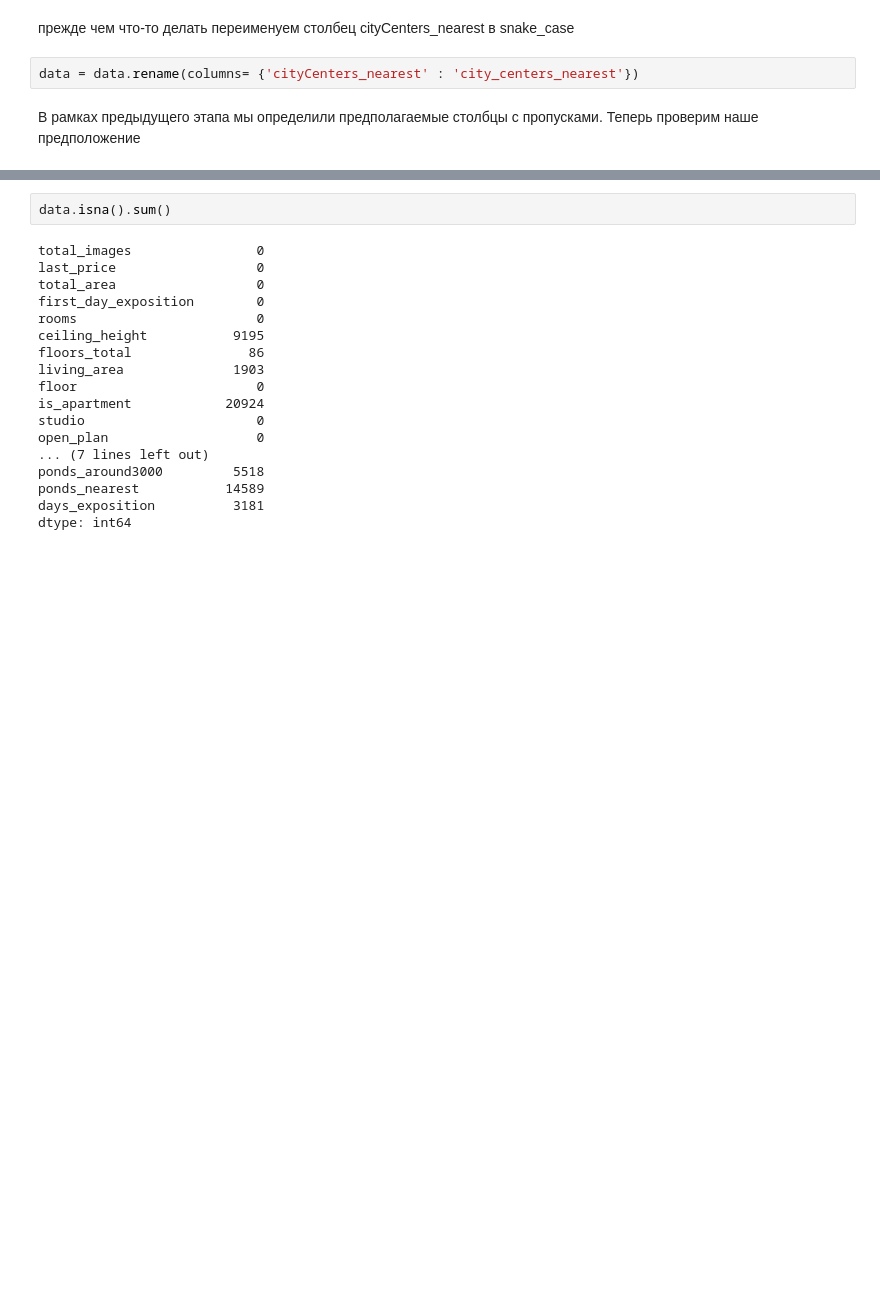
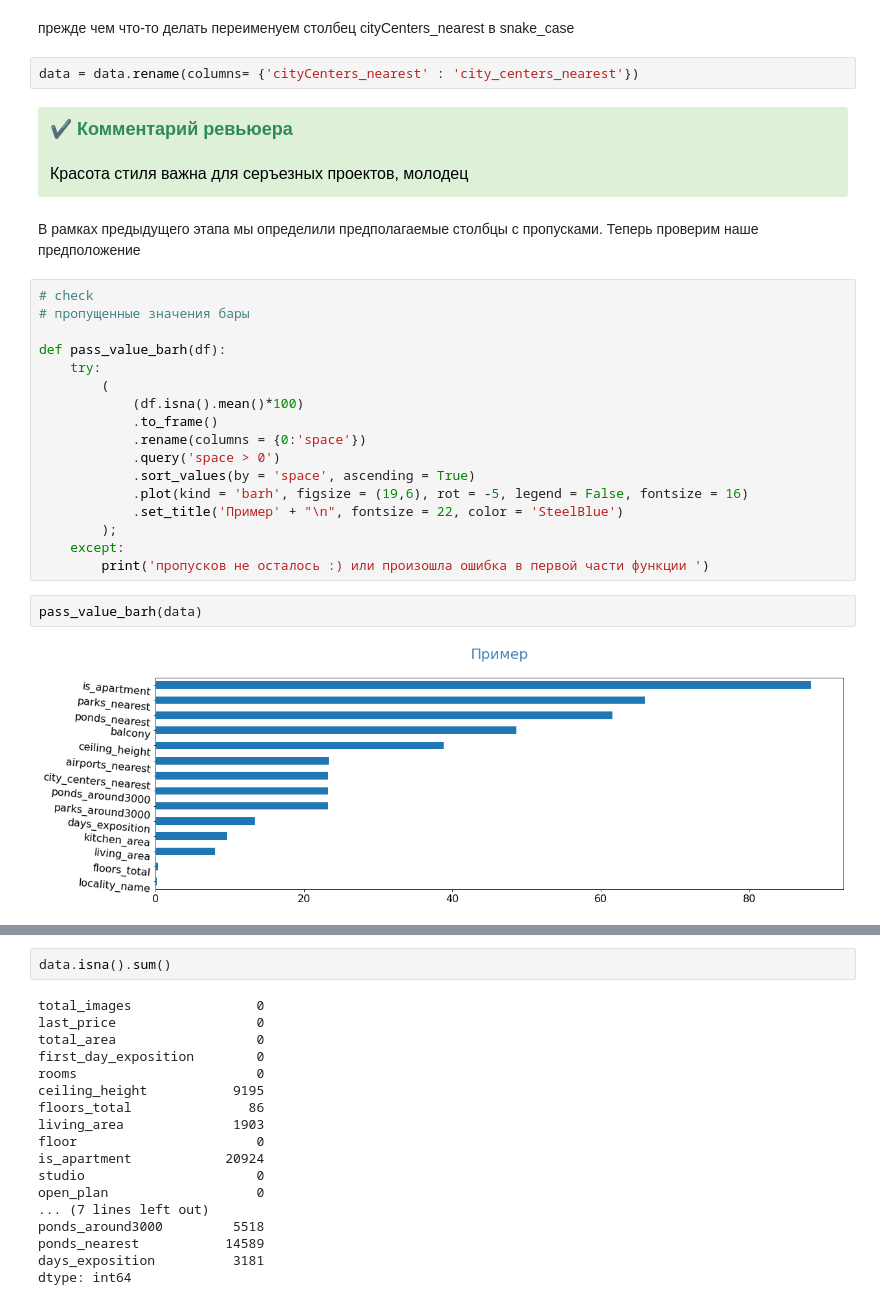
Before and after one commit to DmitrijUsachev/Sprint3, a Jupyter notebook: sprint_3_project.ipynb, the cells around one changed output, grey strips where cells are left out. Drawn from its saved outputs; the diff is of its cells as text; blank space fills up the shorter version.

```diff
--- a/sprint_3_project.ipynb
+++ b/sprint_3_project.ipynb
@@ -117,5 +272,32 @@ array([[<AxesSubplot:title={'center':'total_images'}>,
 прежде чем что-то делать переименуем столбец cityCenters_nearest в snake_case
 # %%
 data = data.rename(columns= {'cityCenters_nearest' : 'city_centers_nearest'})
+# %% [markdown]
+<div class="alert alert-success">
+<font size="4", color= "seagreen"><b>✔️ Комментарий ревьюера</b></font>
+    <br />
+    <font size="3", color = "black">
+<br />Красота стиля важна для серъезных проектов, молодец
 # %% [markdown]
 В рамках предыдущего этапа мы определили предполагаемые столбцы с пропусками. Теперь проверим наше предположение
+# %%
+# check
+# пропущенные значения бары
+
+def pass_value_barh(df):
+    try:
+        (
+            (df.isna().mean()*100)
+            .to_frame()
+            .rename(columns = {0:'space'})
+            .query('space > 0')
+            .sort_values(by = 'space', ascending = True)
+            .plot(kind = 'barh', figsize = (19,6), rot = -5, legend = False, fontsize = 16)
+            .set_title('Пример' + "\n", fontsize = 22, color = 'SteelBlue')
+        );
+    except:
+        print('пропусков не осталось :) или произошла ошибка в первой части функции ')
+# %%
+pass_value_barh(data)
+# %% [output]
+[figure, added]
```
Also changed, not shown: parts of 90 cells of this notebook.
